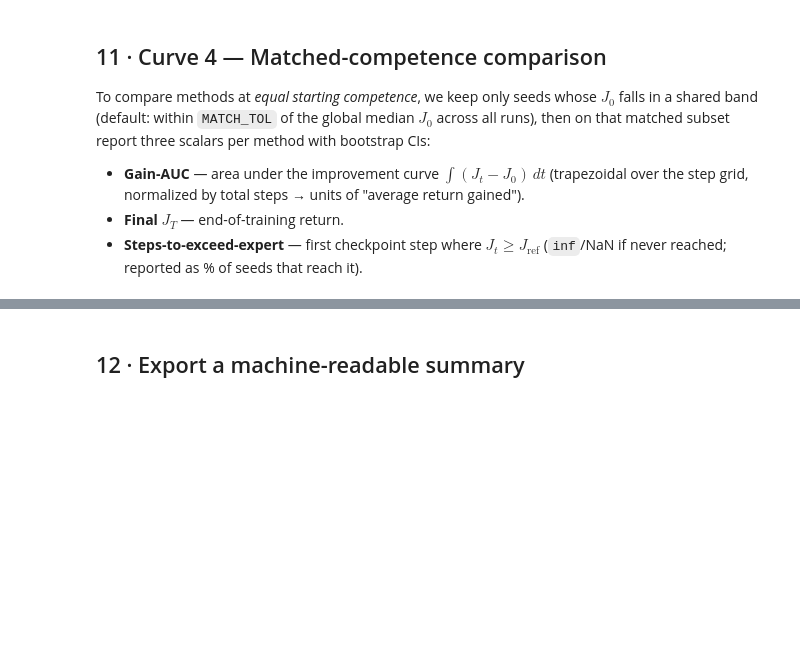
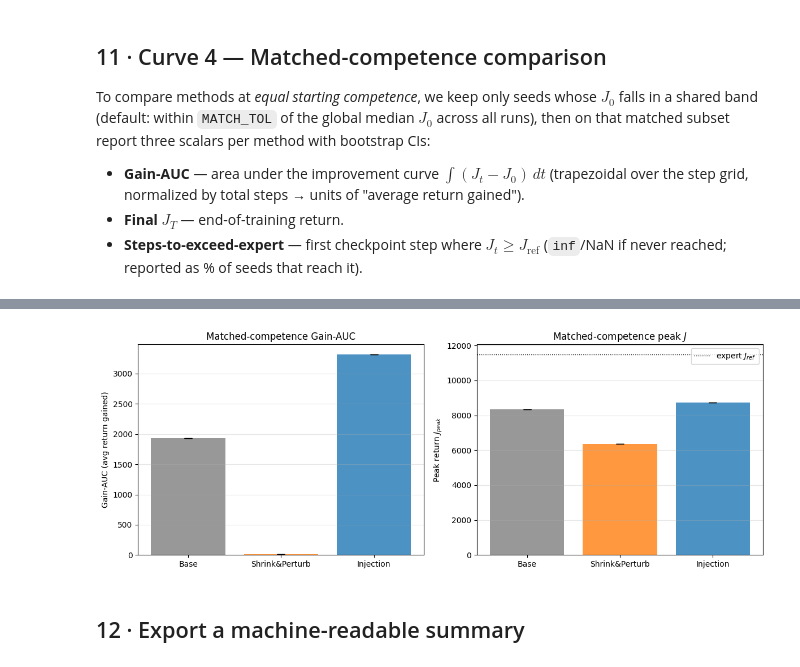
Before and after one commit to alokshah04/pgss-L4R-project, a Jupyter notebook: src/plasticity/il_rl_plasticity_aggregate.ipynb, the cells around one changed output, grey strips where cells are left out. Drawn from its saved outputs; the diff is of its cells as text; code cells hidden in the pictures; blank space fills up the shorter version.

```diff
--- a/src/plasticity/il_rl_plasticity_aggregate.ipynb
+++ b/src/plasticity/il_rl_plasticity_aggregate.ipynb
@@ -766,25 +928,43 @@ for m, n, g, j, fr, ms in rows:
 # %%
-# ── Bar charts: Gain-AUC and J_T on the matched subset, with bootstrap CIs ──
+# ── Bar charts: Gain-AUC and J_peak on the matched subset, with bootstrap CIs ──
 valid = [r for r in rows if r[1] > 0]
-fig, ax = plt.subplots(1, 2, figsize=(12, 4.5))
-xs = np.arange(len(valid)); labels = [LABELS[r[0]] for r in valid]
-cols = [COLORS[r[0]] for r in valid]
+if not valid:
+    print('No method has any matched-competence seeds (widen MATCH_TOL in the '
+          'previous cell). Skipping bar charts.')
+else:
+    fig, ax = plt.subplots(1, 2, figsize=(12, 4.5))
+    xs = np.arange(len(valid)); labels = [LABELS[r[0]] for r in valid]
+    cols = [COLORS[r[0]] for r in valid]
 
-g_mean = [r[2][0] for r in valid]
-g_err  = [[r[2][0]-r[2][1] for r in valid], [r[2][2]-r[2][0] for r in valid]]
-ax[0].bar(xs, g_mean, yerr=g_err, color=cols, alpha=0.8, capsize=5)
-ax[0].set_xticks(xs); ax[0].set_xticklabels(labels)
-ax[0].set_ylabel('Gain-AUC (avg return gained)'); ax[0].set_title('Matched-competence Gain-AUC')
-ax[0].grid(alpha=0.3, axis='y')
+    def asym_err(triples):
+        # triples: list of (mean, lo, hi). Return [[mean-lo], [hi-mean]] clipped to >=0.
+        # A bootstrap of very few units can put the mean a hair outside [lo, hi];
+        # matplotlib rejects negative yerr, so clip the tiny overshoot.
+        mean = np.array([t[0] for t in triples])
+        lo   = np.array([t[1] for t in triples])
+        hi   = np.array([t[2] for t in triples])
+        return np.vstack([np.clip(mean - lo, 0, None), np.clip(hi - mean, 0, None)])
 
-j_mean = [r[3][0] for r in valid]
-j_err  = [[r[3][0]-r[3][1] for r in valid], [r[3][2]-r[3][0] for r in valid]]
-ax[1].bar(xs, j_mean, yerr=j_err, color=cols, alpha=0.8, capsize=5)
-ax[1].axhline(J_REF, color='k', ls=':', lw=1, label='expert $J_{ref}$')
-ax[1].set_xticks(xs); ax[1].set_xticklabels(labels)
-ax[1].set_ylabel('Final return $J_T$'); ax[1].set_title('Matched-competence final $J_T$'); ax[1].legend()
-ax[1].grid(alpha=0.3, axis='y')
-plt.tight_layout(); plt.savefig(f'{RESULTS_DIR}/matched_competence.png', dpi=120); plt.show()
+    # r = (method, n, gauc_triple, peak_triple, late_triple, frac_reach, med_steps)
+    g_mean = [r[2][0] for r in valid]
+    ax[0].bar(xs, g_mean, yerr=asym_err([r[2] for r in valid]),
+              color=cols, alpha=0.8, capsize=5)
+    ax[0].set_xticks(xs); ax[0].set_xticklabels(labels)
+    ax[0].set_ylabel('Gain-AUC (avg return gained)'); ax[0].set_title('Matched-competence Gain-AUC')
+    ax[0].grid(alpha=0.3, axis='y')
+
+    # Plot PEAK (best checkpoint) — the collapse-robust performance metric. The final
+    # checkpoint under-reported every method in the first sweep due to post-peak decay.
+    p_mean = [r[3][0] for r in valid]
+    ax[1].bar(xs, p_mean, yerr=asym_err([r[3] for r in valid]),
+              color=cols, alpha=0.8, capsize=5)
+    ax[1].axhline(J_REF, color='k', ls=':', lw=1, label='expert $J_{ref}$')
+    ax[1].set_xticks(xs); ax[1].set_xticklabels(labels)
+    ax[1].set_ylabel('Peak return $J_{peak}$'); ax[1].set_title('Matched-competence peak $J$'); ax[1].legend()
+    ax[1].grid(alpha=0.3, axis='y')
+    plt.tight_layout(); plt.savefig(f'{RESULTS_DIR}/matched_competence.png', dpi=120); plt.show()
+# %% [output]
+[figure, added]
 # %% [markdown]
 ## 12 · Export a machine-readable summary
 # %%
```
Also changed, not shown: parts of 12 cells of this notebook, 16 other files.
